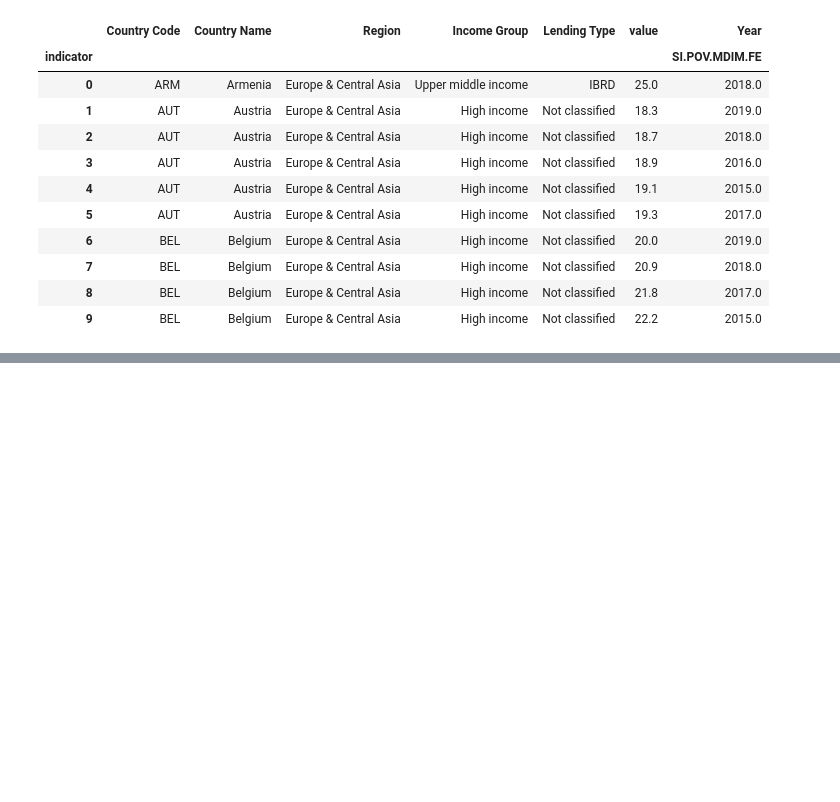
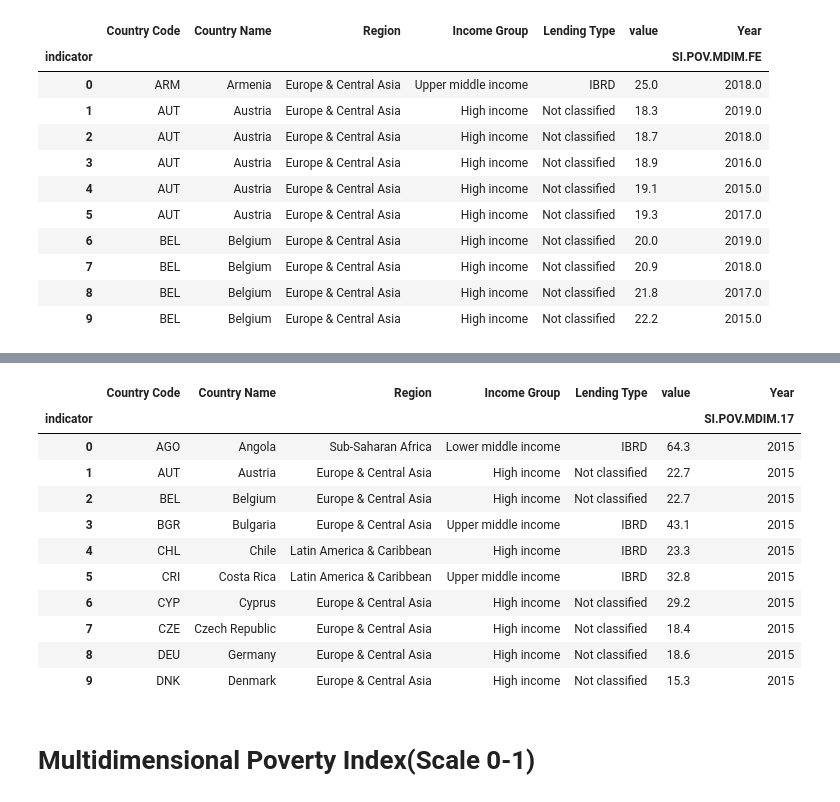
Before and after one commit to DATA-690-FALL-2021/Data690_Sai, a Jupyter notebook: individual_project/Part_B_Draft.ipynb, the cells around one changed output, grey strips where cells are left out. Saved outputs shown, nothing was run; the diff lists cells and outputs as text; code cells hidden in the pictures; blank space fills up the shorter version.

```diff
--- a/individual_project/Part_B_Draft.ipynb
+++ b/individual_project/Part_B_Draft.ipynb
@@ -332,2 +452,20 @@ ValueError: ignored
+# %%
+df_pivot_scale =poverty_scale_headcount.pivot_table(index=['Country Code','Country Name','Region','Income Group','Lending Type','value'], columns= 'indicator').reset_index()
+df_pivot_scale.head(10)
+# %% [output]
+|  | Country Code | Country Name | Region | Income Group | Lending Type | value | Year |
+| indicator |  |  |  |  |  |  | SI.POV.MDIM.17 |
+| 0 | AGO | Angola | Sub-Saharan Africa | Lower middle income | IBRD | 64.3 | 2015 |
+| 1 | AUT | Austria | Europe & Central Asia | High income | Not classified | 22.7 | 2015 |
+| 2 | BEL | Belgium | Europe & Central Asia | High income | Not classified | 22.7 | 2015 |
+| 3 | BGR | Bulgaria | Europe & Central Asia | Upper middle income | IBRD | 43.1 | 2015 |
+| 4 | CHL | Chile | Latin America & Caribbean | High income | IBRD | 23.3 | 2015 |
+| 5 | CRI | Costa Rica | Latin America & Caribbean | Upper middle income | IBRD | 32.8 | 2015 |
+| 6 | CYP | Cyprus | Europe & Central Asia | High income | Not classified | 29.2 | 2015 |
+| 7 | CZE | Czech Republic | Europe & Central Asia | High income | Not classified | 18.4 | 2015 |
+| 8 | DEU | Germany | Europe & Central Asia | High income | Not classified | 18.6 | 2015 |
+| 9 | DNK | Denmark | Europe & Central Asia | High income | Not classified | 15.3 | 2015 |
+# %% [markdown]
+# Multidimensional Poverty Index(Scale 0-1)
 # %%
 fig = px.line(
```
Also changed, not shown: parts of 21 cells of this notebook.
